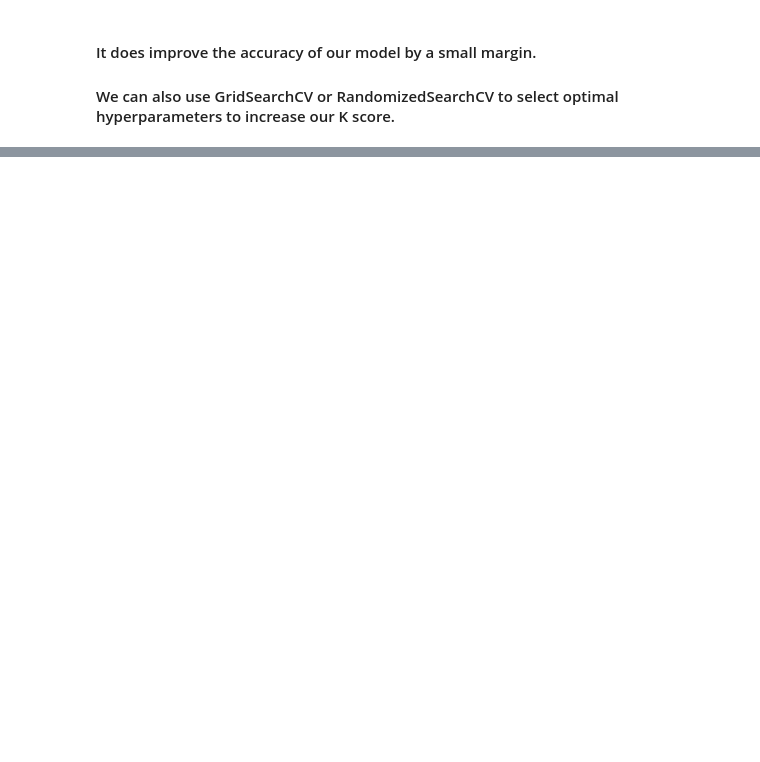
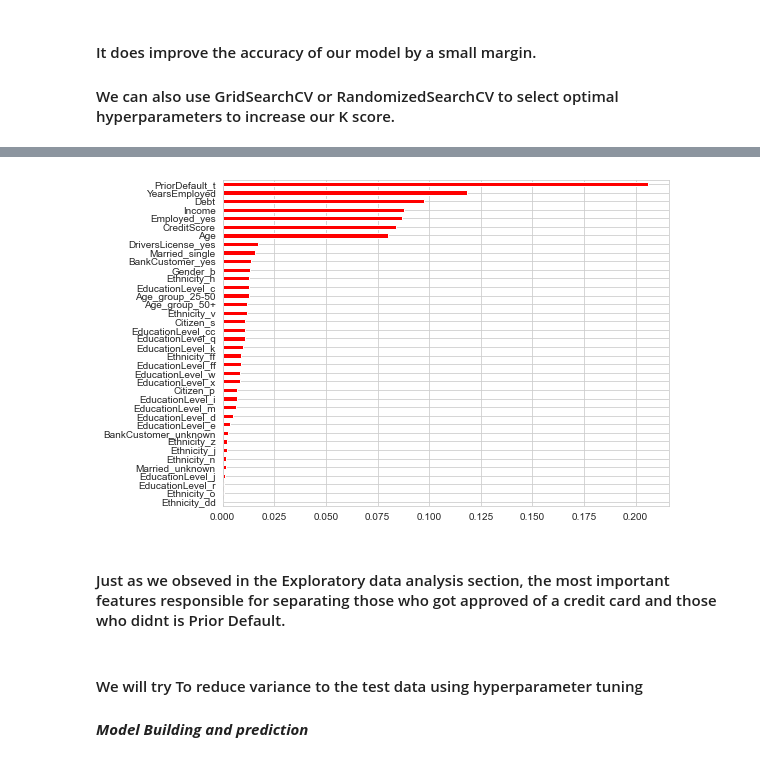
Before and after one commit to Martloni/Predict_credit_card_approval, a Jupyter notebook: predict_credit_card_approval.ipynb, the cells around one changed output, grey strips where cells are left out. Saved outputs shown, nothing was run; the diff lists cells and outputs as text; code cells hidden in the pictures; blank space fills up the shorter version.

Commit message:
Machine learning model to predict credit card approval project

```diff
--- a/predict_credit_card_approval.ipynb
+++ b/predict_credit_card_approval.ipynb
@@ -850,0 +882,5 @@ knn_2.score(X2_test, y2_test)
+# %%
+#Instatiate decisiontree classifier
+dt = DecisionTreeClassifier()
+#fit model to training data
+dt.fit(X_train, y_train)
@@ -850,0 +924,12 @@ knn_2.score(X2_test, y2_test)
+# %%
+dt_2 = DecisionTreeClassifier(max_depth = 5, min_samples_leaf=0.4)
+dt_2.fit(X_train, y_train)
+y_pred_dt2 = dt_2.predict(X_test)
+print("DecisionTree performance following Hyperparameter tuning: \n")
+print("Unscaled independent features")
+print("Accuracy of traning set: ", dt_2.score(X_train, y_train))
+print('Accuracy of test set', dt_2.score(X_test, y_test))
+print("Confusion matrix: \n", confusion_matrix(y_test, y_pred_dt2))
+print("Precision: ", precision_score(y_test, y_pred_dt2))
+print("Recall: ", recall_score(y_test, y_pred_dt2))
+print("F1 score: ", f1_score(y_test, y_pred_dt2))
@@ -850,0 +964,5 @@ knn_2.score(X2_test, y2_test)
+# %%
+voting_clf_1 = VotingClassifier([('Logistic Regression', logreg1), ('K Nearest neighbors', knn), ('SVC', svc1), ('Decision Tree', dt_2)])
+voting_clf_1.fit(X_train, y_train)
+y_pred_vt_1 = voting_clf_1.predict(X_test)
+print('Voting Classifier score: {}'.format(voting_clf_1.score(X_test, y_test)))
@@ -850,0 +1036,3 @@ knn_2.score(X2_test, y2_test)
+# %%
+RF = RandomForestClassifier(oob_score=True)
+RF.fit(X_train, y_train) #fitting model to unscaled data
@@ -850,0 +1076,13 @@ knn_2.score(X2_test, y2_test)
+# %%
+important_rf = pd.Series(RF.feature_importances_, index = X.columns)
+sorted_important_rf = important_rf.sort_values()
+sorted_important_rf.plot(kind = 'barh', color = 'red', figsize = (8, 6))
+plt.show()
+# %% [output]
+[figure, added]
+# %% [markdown]
+#### Just as we obseved in the Exploratory data analysis section, the most important features responsible for separating those who got approved of a credit card and those who didnt is Prior Default.
+# %% [markdown]
+#### We will try To reduce variance to the test data using hyperparameter tuning
+# %% [markdown]
+***Model Building and prediction***
```
Also changed, not shown: parts of 55 cells of this notebook.
